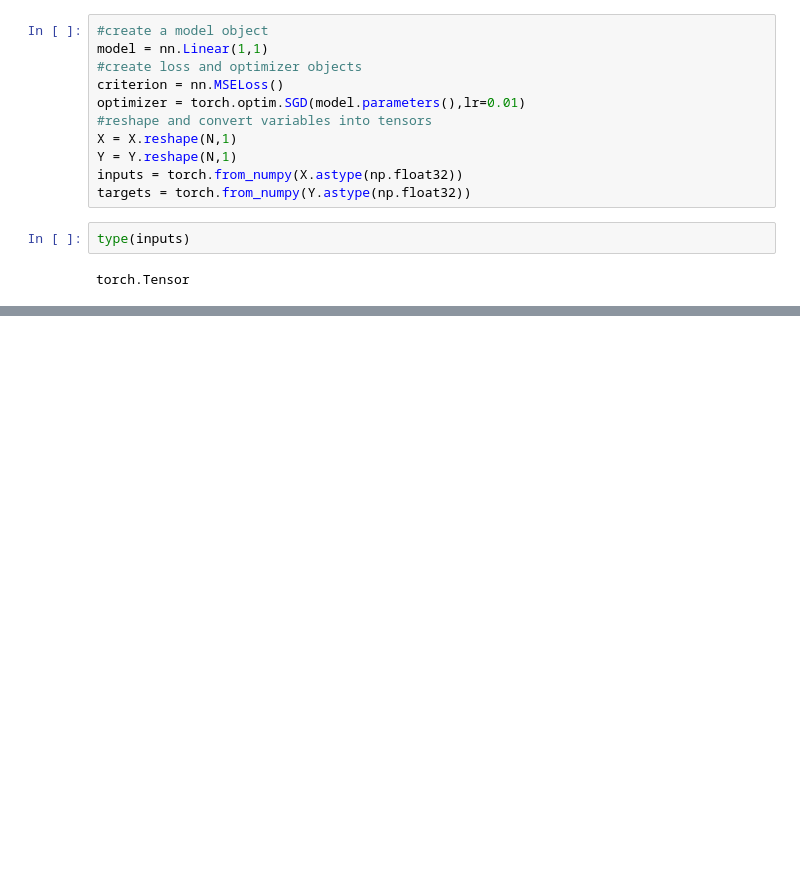
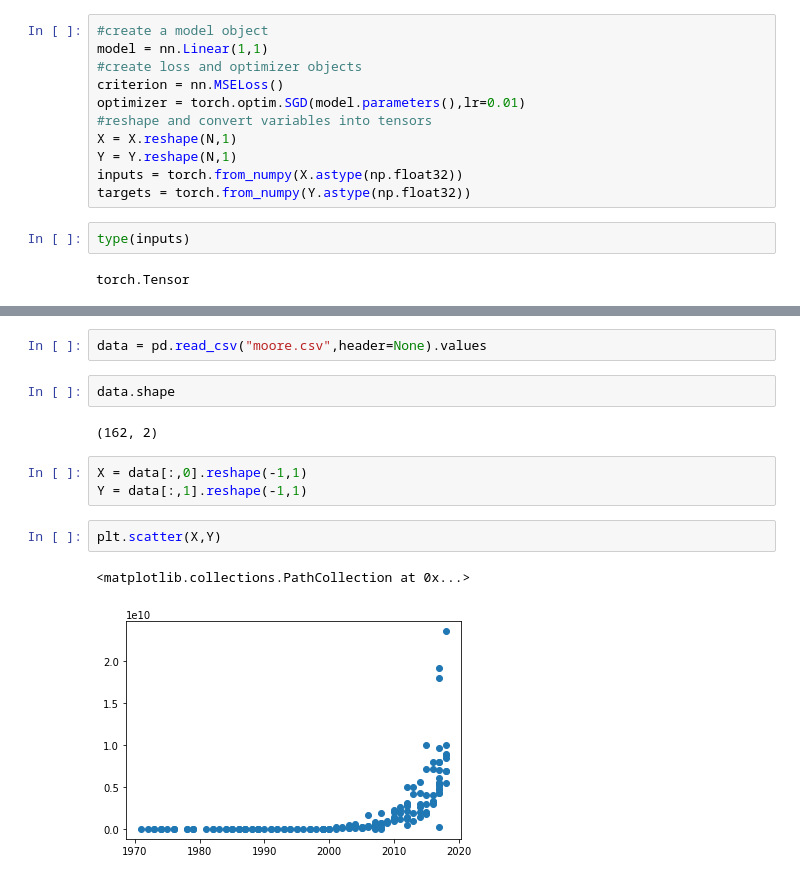
Before and after one commit to AimjGuytidy/pytorch-on, a Jupyter notebook: lazy_pytorch.ipynb, the cells around one changed output, grey strips where cells are left out. Saved outputs shown, nothing was run; the diff lists cells and outputs as text; blank space fills up the shorter version.

Commit message:
testing the moore's law hypothetis

```diff
--- a/lazy_pytorch.ipynb
+++ b/lazy_pytorch.ipynb
@@ -84,0 +134,14 @@ plt.plot(X,predicted,label="Predicted values")
+# %%
+data = pd.read_csv("moore.csv",header=None).values
+# %%
+data.shape
+# %% [output]
+(162, 2)
+# %%
+X = data[:,0].reshape(-1,1)
+Y = data[:,1].reshape(-1,1)
+# %%
+plt.scatter(X,Y)
+# %% [output]
+<matplotlib.collections.PathCollection at 0x...>
+[figure, added]
```
Also changed, not shown: parts of 16 cells of this notebook.
